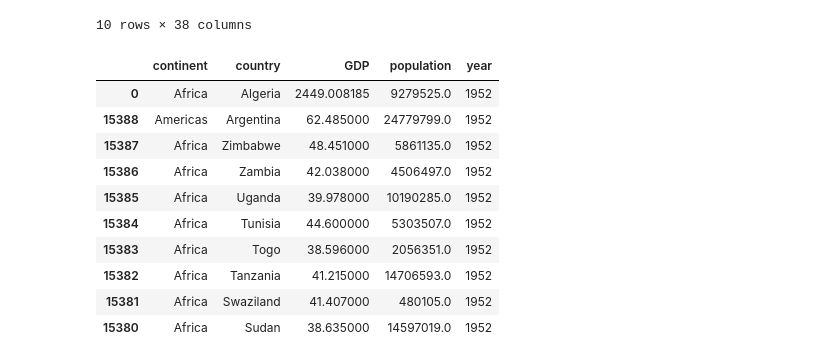
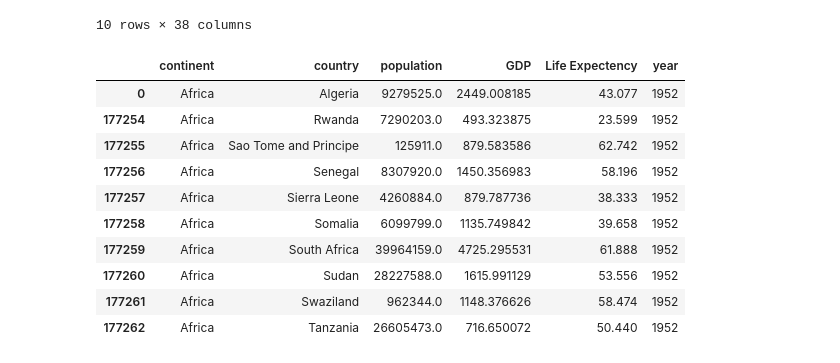
Before and after one commit to abdullahguc/DataEngineering_assignment1-2, a Jupyter notebook: Practice3 - Tidy Data.ipynb, the cells around one changed output. Drawn from its saved outputs; the diff is of its cells as text; code cells hidden in the pictures.

```diff
--- a/Practice3 - Tidy Data.ipynb
+++ b/Practice3 - Tidy Data.ipynb
@@ -358,31 +358,38 @@ df.head(10)
 # %%
 import re
 import numpy as np
-r = re.compile("pop.*")
+r = re.compile("pop.*|life.*")
 tmp_names = list(filter(r.match, df.columns)) # Read Note
+
 tmp_names = np.concatenate((["continent", "country"], tmp_names))
 
 df = pd.melt(df, id_vars=tmp_names, var_name="gdp_title", value_name = "GDP")
 
-tmp_names = ["continent", "country", "gdp_title", "GDP"]
+r = re.compile("(life.*)")
+tmp_names = list(filter(r.match, df.columns)) # Read Note
+tmp_names = np.concatenate((["continent", "country", "gdp_title", "GDP"], tmp_names))
+
 df = pd.melt(df, id_vars=tmp_names, var_name="pop_title", value_name = "population")
 
+tmp_names = ["continent", "country", "pop_title", "population", "gdp_title", "GDP"]
+
+df = pd.melt(df, id_vars=tmp_names, var_name="life_title", value_name = "Life Expectency")
 
 # Extracting year
 df["year"] = df["gdp_title"].str.extract("(\d+)", expand=False)
-df = df.drop(["gdp_title", "pop_title"], axis = 1)
+df = df.drop(["gdp_title", "pop_title", "life_title"], axis = 1)
 df = df.dropna()
 df = df.sort_values(by=["year"])
 df.head(10)
 # %% [output]
-|  | continent | country | GDP | population | year |
-| 0 | Africa | Algeria | 2449.008185 | 9279525.0 | 1952 |
-| 15388 | Americas | Argentina | 62.485000 | 24779799.0 | 1952 |
-| 15387 | Africa | Zimbabwe | 48.451000 | 5861135.0 | 1952 |
-| 15386 | Africa | Zambia | 42.038000 | 4506497.0 | 1952 |
-| 15385 | Africa | Uganda | 39.978000 | 10190285.0 | 1952 |
-| 15384 | Africa | Tunisia | 44.600000 | 5303507.0 | 1952 |
-| 15383 | Africa | Togo | 38.596000 | 2056351.0 | 1952 |
-| 15382 | Africa | Tanzania | 41.215000 | 14706593.0 | 1952 |
-| 15381 | Africa | Swaziland | 41.407000 | 480105.0 | 1952 |
-| 15380 | Africa | Sudan | 38.635000 | 14597019.0 | 1952 |
+|  | continent | country | population | GDP | Life Expectency | year |
+| 0 | Africa | Algeria | 9279525.0 | 2449.008185 | 43.077 | 1952 |
+| 177254 | Africa | Rwanda | 7290203.0 | 493.323875 | 23.599 | 1952 |
+| 177255 | Africa | Sao Tome and Principe | 125911.0 | 879.583586 | 62.742 | 1952 |
+| 177256 | Africa | Senegal | 8307920.0 | 1450.356983 | 58.196 | 1952 |
+| 177257 | Africa | Sierra Leone | 4260884.0 | 879.787736 | 38.333 | 1952 |
+| 177258 | Africa | Somalia | 6099799.0 | 1135.749842 | 39.658 | 1952 |
+| 177259 | Africa | South Africa | 39964159.0 | 4725.295531 | 61.888 | 1952 |
+| 177260 | Africa | Sudan | 28227588.0 | 1615.991129 | 53.556 | 1952 |
+| 177261 | Africa | Swaziland | 962344.0 | 1148.376626 | 58.474 | 1952 |
+| 177262 | Africa | Tanzania | 26605473.0 | 716.650072 | 50.440 | 1952 |
```
